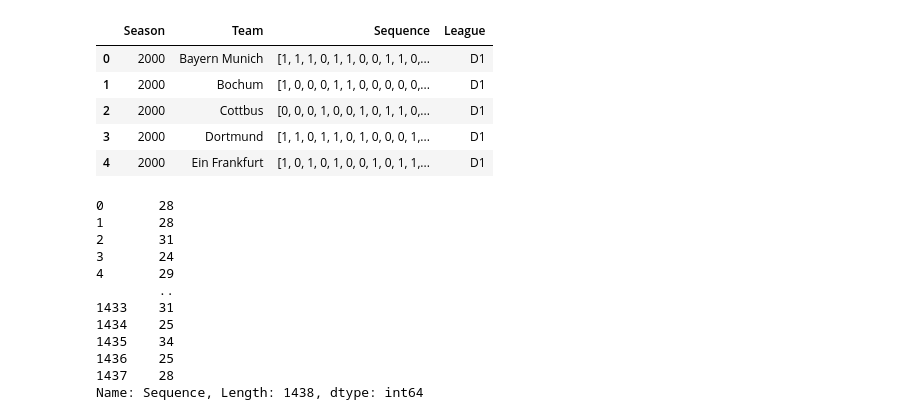
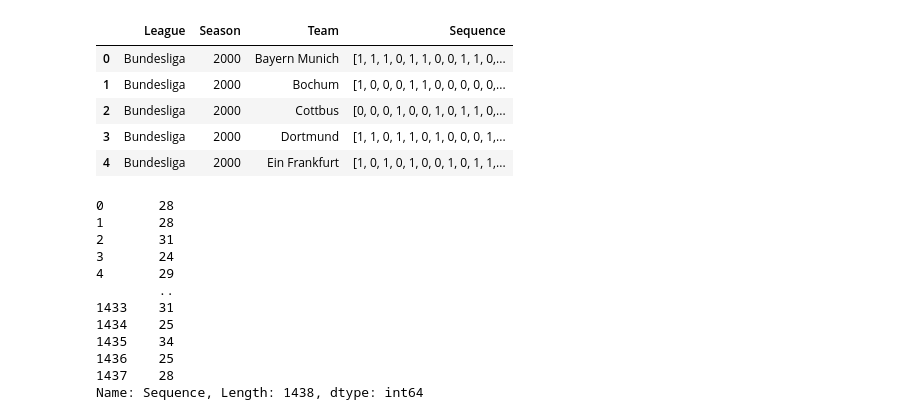
Before and after one commit to RyanRegalado/Win-Loss-Sequences-Sp2026, a Jupyter notebook: output/soccer_goat_report.ipynb, the cells around one changed output. Cells and saved outputs as stored; diff of their text form; code cells hidden in the pictures.

```diff
--- a/output/soccer_goat_report.ipynb
+++ b/output/soccer_goat_report.ipynb
@@ -10,15 +10,15 @@ from scipy.special import comb
 
 import ast
 # %%
-dfWLO = pd.read_csv('/Users/daksheshkaran/Win-Loss-Sequences-Sp2026/code/soccer_binary.csv')
+dfWLO = pd.read_csv("../code/soccer_binary.csv")
 dfWLO.head()
 # %% [output]
-|  | Season | Team | Sequence | League |
-| 0 | 2000 | Bayern Munich | [1, 1, 1, 0, 1, 1, 0, 0, 1, 1, 0,... | D1 |
-| 1 | 2000 | Bochum | [1, 0, 0, 0, 1, 1, 0, 0, 0, 0, 0,... | D1 |
-| 2 | 2000 | Cottbus | [0, 0, 0, 1, 0, 0, 1, 0, 1, 1, 0,... | D1 |
-| 3 | 2000 | Dortmund | [1, 1, 0, 1, 1, 0, 1, 0, 0, 0, 1,... | D1 |
-| 4 | 2000 | Ein Frankfurt | [1, 0, 1, 0, 1, 0, 0, 1, 0, 1, 1,... | D1 |
+|  | League | Season | Team | Sequence |
+| 0 | Bundesliga | 2000 | Bayern Munich | [1, 1, 1, 0, 1, 1, 0, 0, 1, 1, 0,... |
+| 1 | Bundesliga | 2000 | Bochum | [1, 0, 0, 0, 1, 1, 0, 0, 0, 0, 0,... |
+| 2 | Bundesliga | 2000 | Cottbus | [0, 0, 0, 1, 0, 0, 1, 0, 1, 1, 0,... |
+| 3 | Bundesliga | 2000 | Dortmund | [1, 1, 0, 1, 1, 0, 1, 0, 0, 0, 1,... |
+| 4 | Bundesliga | 2000 | Ein Frankfurt | [1, 0, 1, 0, 1, 0, 0, 1, 0, 1, 1,... |
 # %%
 dfWLO['Sequence'] = dfWLO['Sequence'].apply(ast.literal_eval)
 # %%
```
Also changed, not shown: parts of 17 cells of this notebook, 1 other file.
